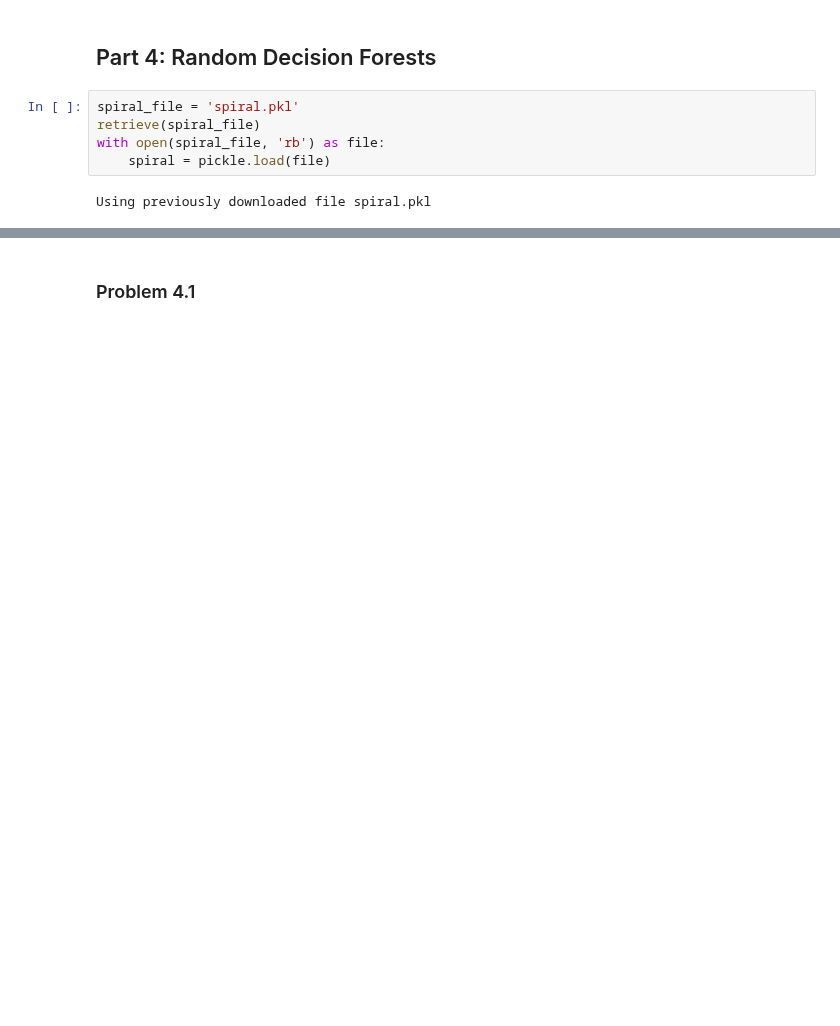
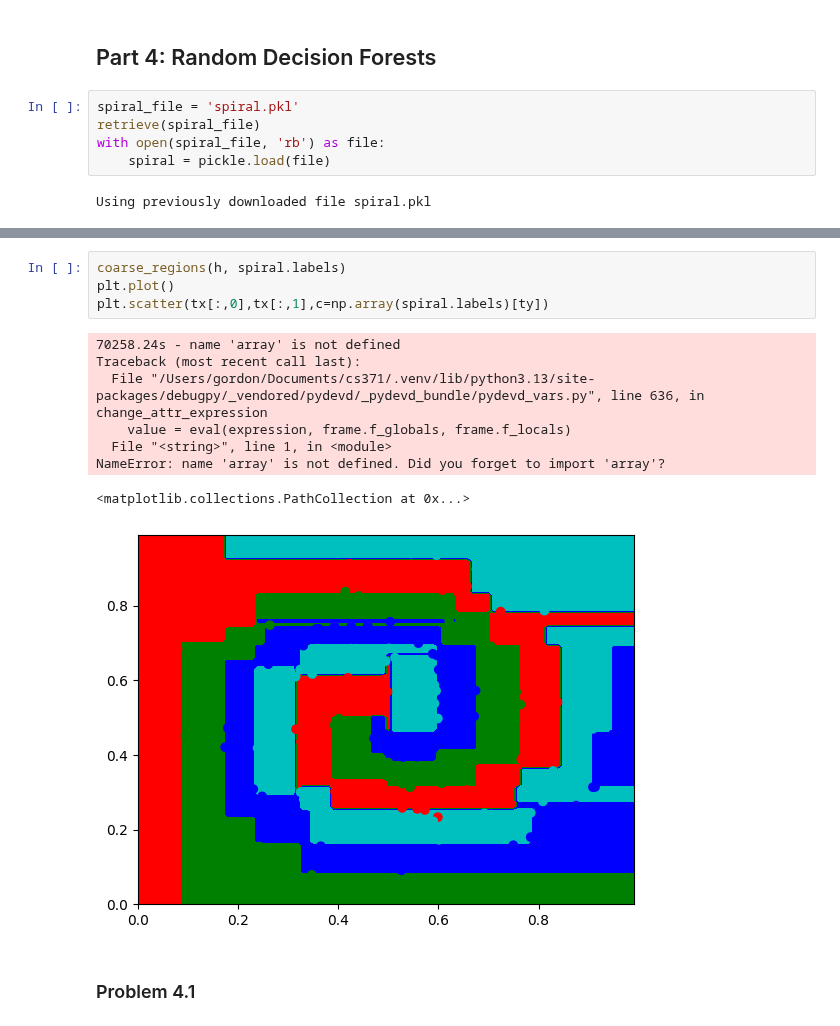
Before and after one commit to glianx/cs371, a Jupyter notebook: hw7/gordon.ipynb, the cells around one changed output, grey strips where cells are left out. Saved outputs shown, nothing was run; the diff lists cells and outputs as text; blank space fills up the shorter version.

```diff
--- a/hw7/gordon.ipynb
+++ b/hw7/gordon.ipynb
@@ -208,2 +237,15 @@ def coarse_regions(h, colors, step=0.01):
+# %%
+coarse_regions(h, spiral.labels)
+plt.plot()
+plt.scatter(tx[:,0],tx[:,1],c=np.array(spiral.labels)[ty])
+# %% [output]
+70258.24s - name 'array' is not defined
+Traceback (most recent call last):
+  File "/Users/gordon/Documents/cs371/.venv/lib/python3.13/site-packages/debugpy/_vendored/pydevd/_pydevd_bundle/pydevd_vars.py", line 636, in change_attr_expression
+    value = eval(expression, frame.f_globals, frame.f_locals)
+  File "<string>", line 1, in <module>
+NameError: name 'array' is not defined. Did you forget to import 'array'?
+<matplotlib.collections.PathCollection at 0x...>
+[figure, added]
 # %% [markdown]
 ### Problem 4.1
```
Also changed, not shown: parts of 10 cells of this notebook, 2 other files.
